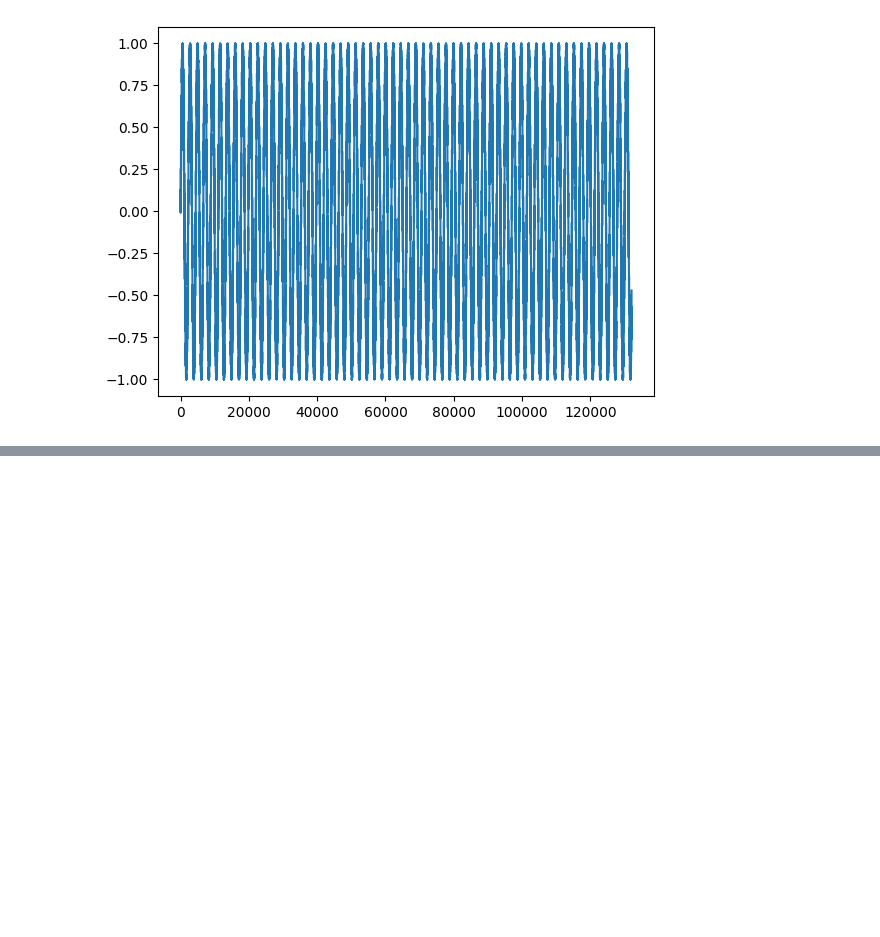
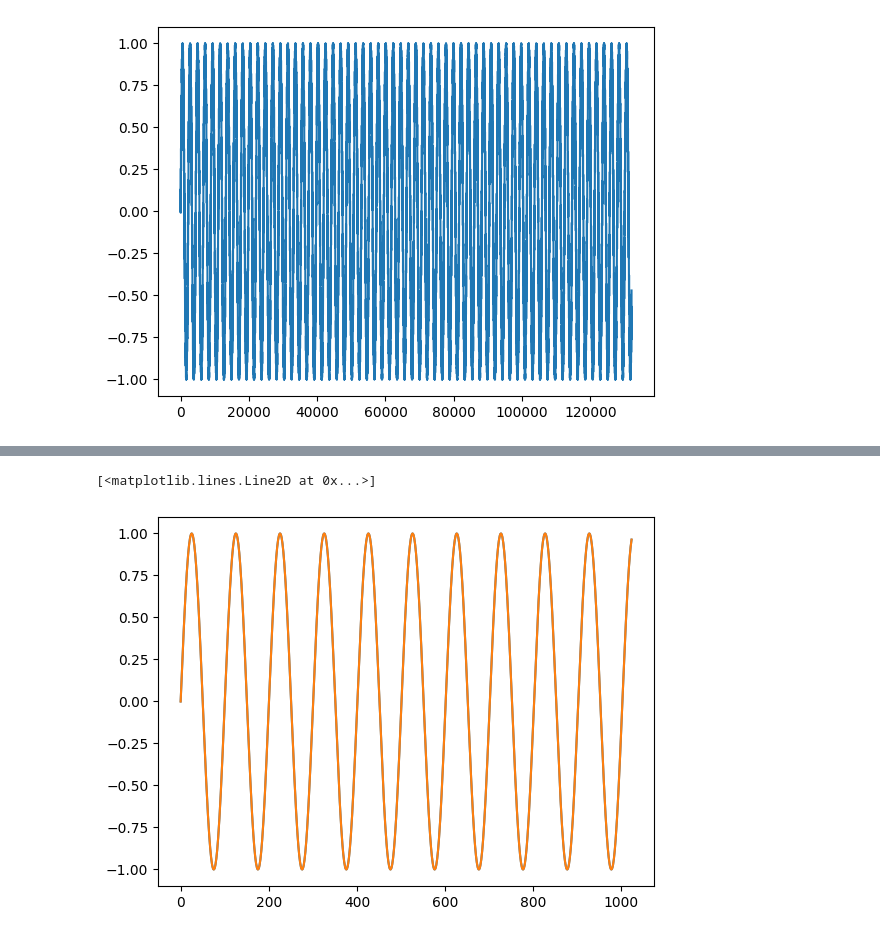
Before and after one commit to Adelpozo04/Informatica-Musical, a Jupyter notebook: Adrian/Practica 2/ejercicios.ipynb, the cells around one changed output, grey strips where cells are left out. Drawn from its saved outputs; the diff is of its cells as text; code cells hidden in the pictures; blank space fills up the shorter version.

Commit message:
ejercicio 4 hecho

```diff
--- a/Adrian/Practica 2/ejercicios.ipynb
+++ b/Adrian/Practica 2/ejercicios.ipynb
@@ -304,3 +304,81 @@ root.mainloop()
 # limpieza..
 stream.stop()
 stream.close()
+# %%
+#ejercicio 4
+"""ACTIVE
+
+prueba = Osc()
+
+pruebaChunck = np.zeros([1024,2])
+
+Chunck = prueba.next()
+
+pruebaChunck[:,0] = Chunck
+pruebaChunck[:,1] = Chunck
+
+left, right = pruebaChunck[:,0], pruebaChunck[:,1]
+
+plt.plot(left)
+plt.plot(right)
+"""
+
+class OscFM_Paneo:
+    def __init__(self,fc=110.0,amp=1.0,fm=6.0, beta=1.0, paneo=0.5):
+        self.fc = fc
+        self.amp = amp
+        self.fm = fm
+        self.beta = beta
+        self.frame = 0
+        self.paneo = paneo
+
+        #Preguntar porque llama a esto moduladora
+        # moduladora = βsin(2πfm)
+
+    def next(self):
+        # sin(2πfc+mod)
+        # sacamos el siguiente chunk de la moduladora
+        mod = Osc(freq=self.fm,amp=self.beta).next()
+
+        # soporte para el chunk de salida
+        sample = np.arange(self.frame,self.frame+CHUNK)
+        # aplicamos formula
+        out =  self.amp*np.sin(2*np.pi*self.fc*sample/SRATE + mod)
+
+        left = out
+        right = out
+
+        left = left * np.sqrt((1 - self.paneo))
+        right = right * np.sqrt(self.paneo)
+
+        out = np.column_stack((left,right))
+
+        self.frame += CHUNK
+        return out
+
+    def getFM(self):
+        return self.fm
+
+    def getBeta(self):
+        return self.beta
+
+    def setFM(self, fm):
+        self.fm = fm
+
+    def setBeta(self, beta):
+        self.beta = beta
+
+
+signal = OscFM_Paneo()
+
+time = 3
+chunks = int(time*SRATE/CHUNK) # número de chunks a generar
+
+varios = np.zeros(0)
+
+for i in range(chunks):
+    varios = np.append(varios,signal.next())
+
+sd.play(varios)
+sd.wait()
+# %% [output]
@@ -306,0 +392,2 @@ stream.close()
+[<matplotlib.lines.Line2D at 0x...>]
+[figure, added]
```
Also changed, not shown: parts of 1 cell of this notebook.
